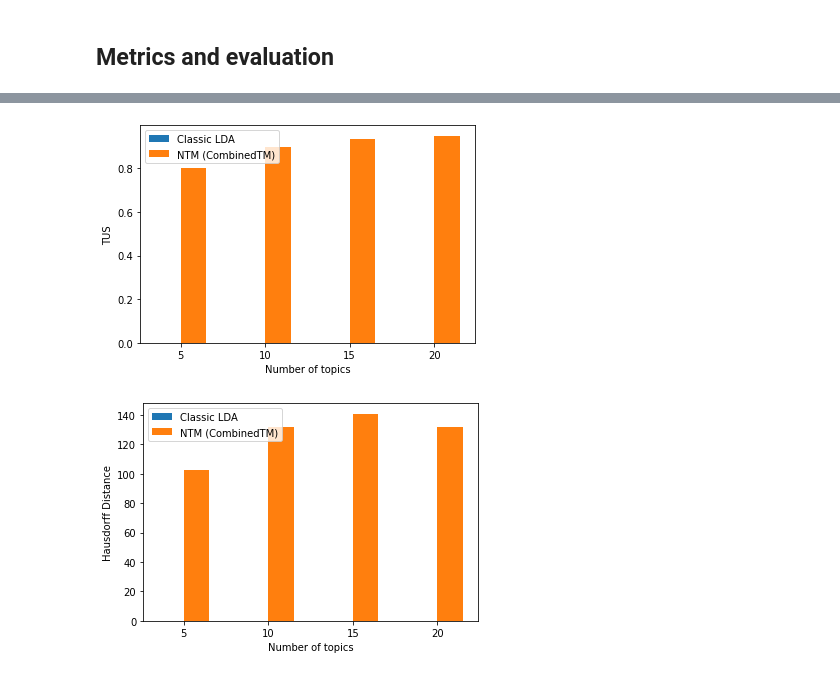
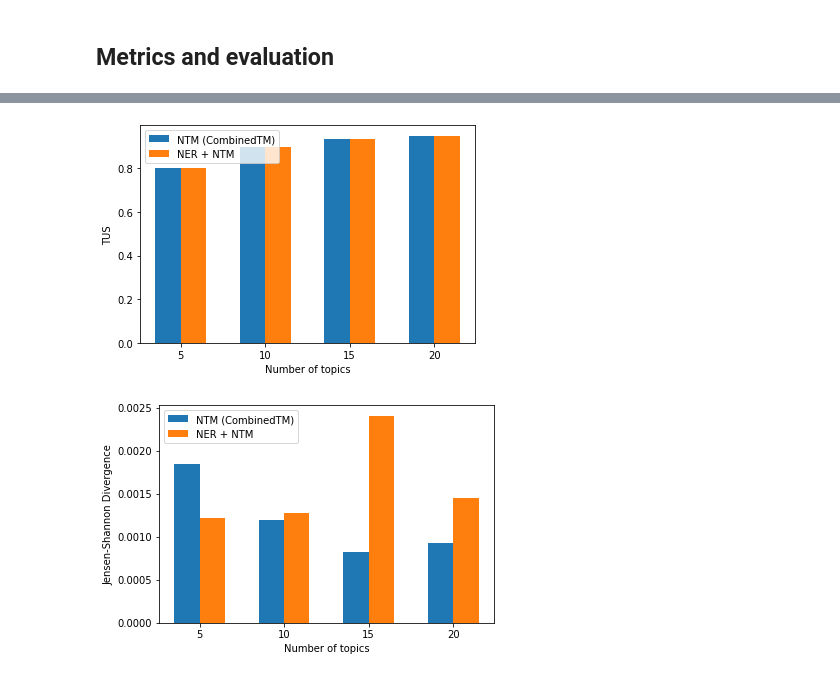
Before and after one commit to FIIT-MSc-projects/2023-Kretinin-NER_NN_for_text_classification, a Jupyter notebook: notebooks/NTM_experiment.ipynb, the cells around one changed output, grey strips where cells are left out. Drawn from its saved outputs; the diff is of its cells as text; code cells hidden in the pictures.

```diff
--- a/notebooks/NTM_experiment.ipynb
+++ b/notebooks/NTM_experiment.ipynb
@@ -217,19 +505,19 @@ results
 # %%
-classic_keys = list(results['tus']['classic lda'].keys())
-extended_keys = list(results['tus']['ntm'].keys())
+classic_keys = list(results['tus']['ntm'].keys())
+extended_keys = list(results['tus']['ner_ntm'].keys())
 
-classic_values = list(results['tus']['classic lda'].values())
-extended_values = list(results['tus']['ntm'].values())
+classic_values = list(results['tus']['ntm'].values())
+extended_values = list(results['tus']['ner_ntm'].values())
 
 x_values = range(len(classic_keys))
 
 bar_width = 0.3
 
 # plot the bars for the classic dictionary values
-plt.bar(x_values, classic_values, align='edge', width=-bar_width, alpha=1, label='Classic LDA')
+plt.bar(x_values, classic_values, align='edge', width=-bar_width, alpha=1, label='NTM (CombinedTM)')
 
 # plot the bars for the new dictionary values
-plt.bar(x_values, extended_values, align='edge', width=bar_width, alpha=1, label='NTM (CombinedTM)')
+plt.bar(x_values, extended_values, align='edge', width=bar_width, alpha=1, label='NER + NTM')
 
 # set the x-axis ticks and labels
 plt.xticks(x_values, classic_keys)
@@ -248,39 +536,39 @@ plt.xlabel('Number of topics')
 # show the plot
 plt.show()
 # %% [output]
-[figure, old version]
+[figure, new version]
 # %%
-classic_keys = list(results['hd']['classic lda'].keys())
-extended_keys = list(results['hd']['ntm'].keys())
+classic_keys = list(results['js']['ntm'].keys())
+extended_keys = list(results['js']['ner_ntm'].keys())
 
-classic_values = list(results['hd']['classic lda'].values())
-extended_values = list(results['hd']['ntm'].values())
+classic_values = list(results['js']['ntm'].values())
+extended_values = list(results['js']['ner_ntm'].values())
 
 x_values = range(len(classic_keys))
 
 bar_width = 0.3
 
 # plot the bars for the classic dictionary values
-plt.bar(x_values, classic_values, align='edge', width=-bar_width, alpha=1, label='Classic LDA')
+plt.bar(x_values, classic_values, align='edge', width=-bar_width, alpha=1, label='NTM (CombinedTM)')
 
 # plot the bars for the new dictionary values
-plt.bar(x_values, extended_values, align='edge', width=bar_width, alpha=1, label='NTM (CombinedTM)')
+plt.bar(x_values, extended_values, align='edge', width=bar_width, alpha=1, label='NER + NTM')
 
 # set the x-axis ticks and labels
 plt.xticks(x_values, classic_keys)
 
 # add a legend to the plot
 plt.legend()
 
-Y_str = "Hausdorff Distance"
+Y_str = "Jensen-Shannon Divergence"
 
 # set the y-axis label
 plt.ylabel(Y_str)
 
 # set the x-axis label
 plt.xlabel('Number of topics')
 
 # show the plot
 plt.show()
 # %% [output]
-[figure, old version]
+[figure, new version]
```
Also changed, not shown: parts of 24 cells of this notebook, 1 other file.
